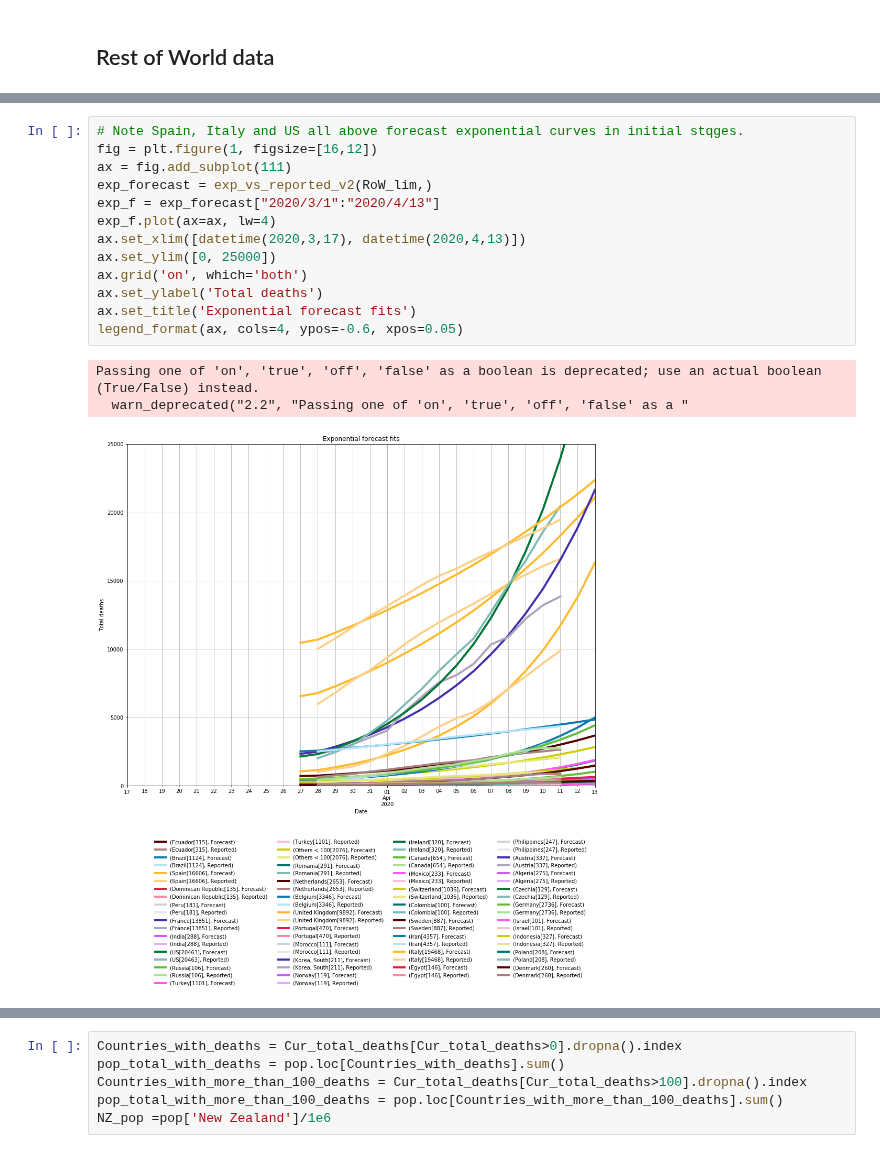
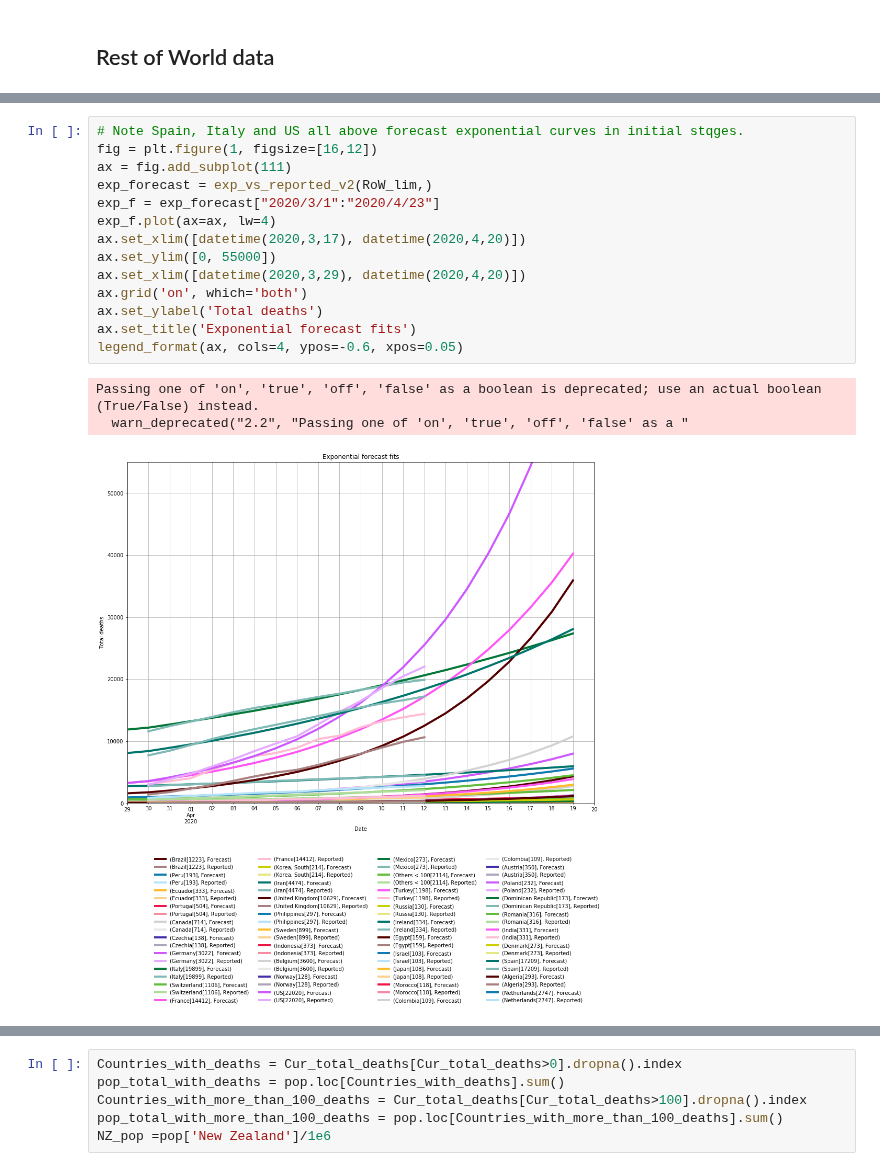
Before and after one commit to djhume/COVID-19, a Jupyter notebook: COVID-19.ipynb, the cells around one changed output, grey strips where cells are left out. Cells and saved outputs as stored; diff of their text form.

```diff
--- a/COVID-19.ipynb
+++ b/COVID-19.ipynb
@@ -424,20 +432,21 @@ Text(0, 0.5, 'Italy exponential forecast and reported deaths')
 # %%
 # Note Spain, Italy and US all above forecast exponential curves in initial stqges.
 fig = plt.figure(1, figsize=[16,12])
 ax = fig.add_subplot(111)
 exp_forecast = exp_vs_reported_v2(RoW_lim,)
-exp_f = exp_forecast["2020/3/1":"2020/4/13"]
+exp_f = exp_forecast["2020/3/1":"2020/4/23"]
 exp_f.plot(ax=ax, lw=4)
-ax.set_xlim([datetime(2020,3,17), datetime(2020,4,13)])
-ax.set_ylim([0, 25000])
+ax.set_xlim([datetime(2020,3,17), datetime(2020,4,20)])
+ax.set_ylim([0, 55000])
+ax.set_xlim([datetime(2020,3,29), datetime(2020,4,20)])
 ax.grid('on', which='both')
 ax.set_ylabel('Total deaths')
 ax.set_title('Exponential forecast fits')
 legend_format(ax, cols=4, ypos=-0.6, xpos=0.05)
 # %% [output]
 Passing one of 'on', 'true', 'off', 'false' as a boolean is deprecated; use an actual boolean (True/False) instead.
   warn_deprecated("2.2", "Passing one of 'on', 'true', 'off', 'false' as a "
-[figure, old version]
+[figure, new version]
 # %%
 fig = plt.figure(1, figsize=[16,12])
 ax = fig.add_subplot(111)
```
Also changed, not shown: parts of 32 cells of this notebook.
